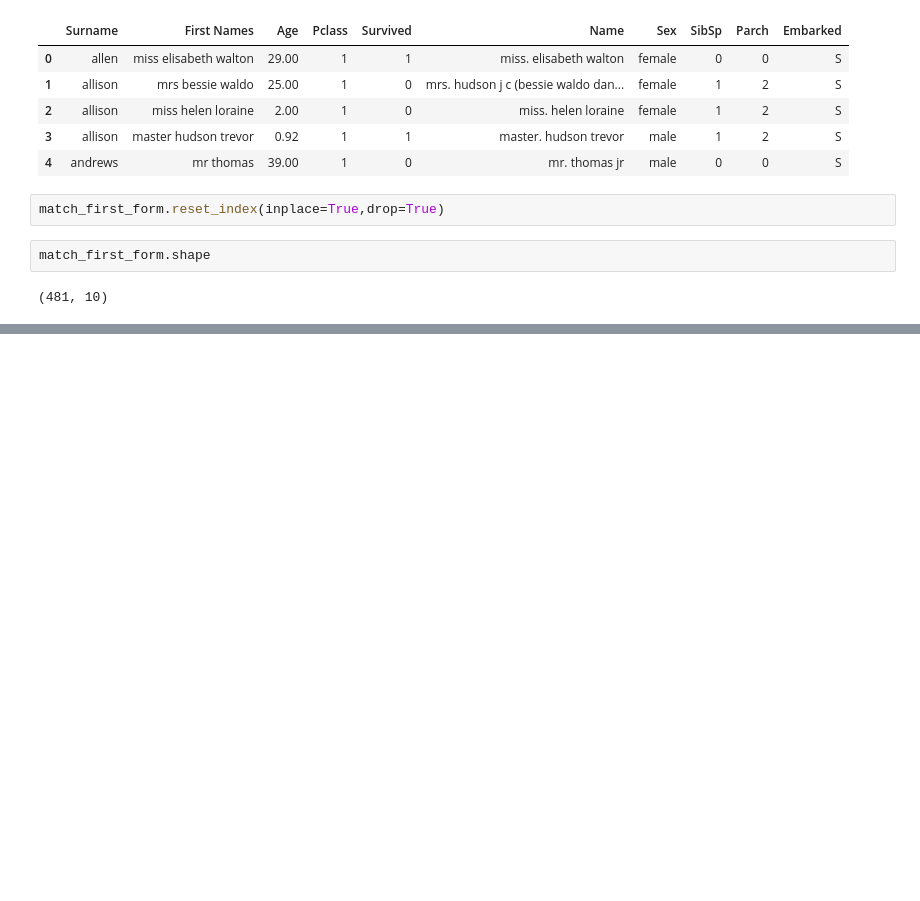
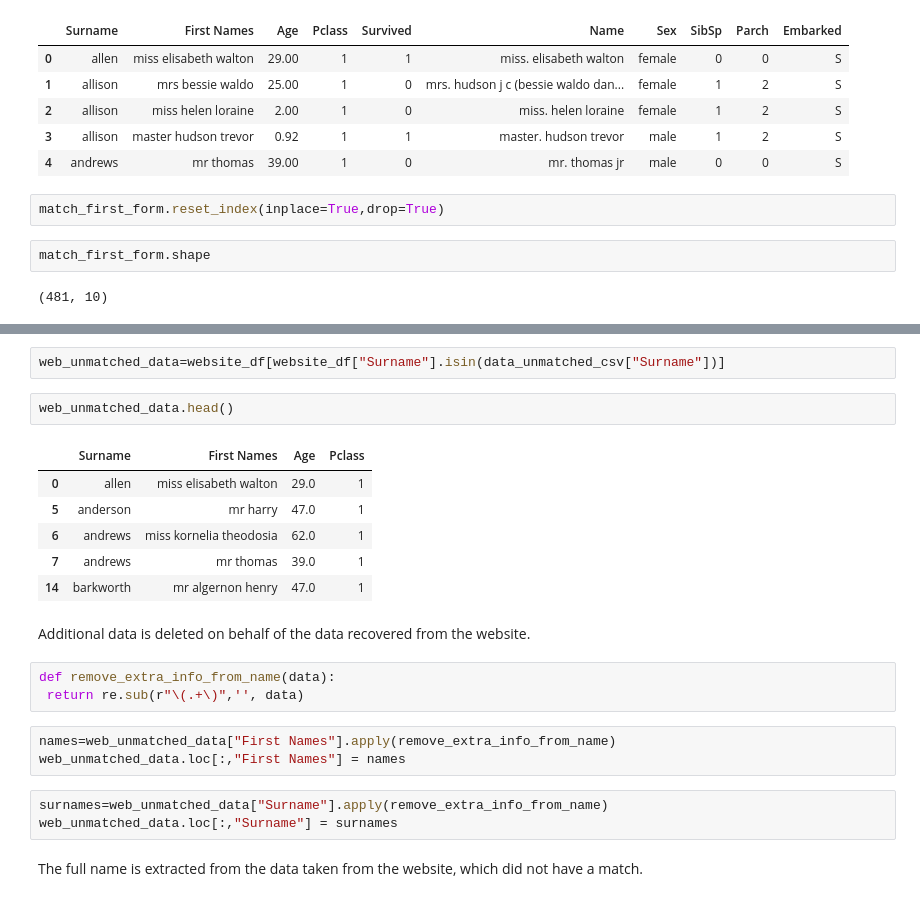
Before and after one commit to 987sebasBeller/Titanic-Survival-Prediction, a Jupyter notebook: data_extraction/data_extraction.ipynb, the cells around one changed output, grey strips where cells are left out. Cells and saved outputs as stored; diff of their text form; blank space fills up the shorter version.

```diff
--- a/data_extraction/data_extraction.ipynb
+++ b/data_extraction/data_extraction.ipynb
@@ -332,0 +394,24 @@ match_first_form.shape
+# %%
+web_unmatched_data=website_df[website_df["Surname"].isin(data_unmatched_csv["Surname"])]
+# %%
+web_unmatched_data.head()
+# %% [output]
+|  | Surname | First Names | Age | Pclass |
+| 0 | allen | miss elisabeth walton | 29.0 | 1 |
+| 5 | anderson | mr harry | 47.0 | 1 |
+| 6 | andrews | miss kornelia theodosia | 62.0 | 1 |
+| 7 | andrews | mr thomas | 39.0 | 1 |
+| 14 | barkworth | mr algernon henry | 47.0 | 1 |
+# %% [markdown]
+Additional data is deleted on behalf of the data recovered from the website.
+# %%
+def remove_extra_info_from_name(data):
+ return re.sub(r"\(.+\)",'', data)
+# %%
+names=web_unmatched_data["First Names"].apply(remove_extra_info_from_name)
+web_unmatched_data.loc[:,"First Names"] = names
+# %%
+surnames=web_unmatched_data["Surname"].apply(remove_extra_info_from_name)
+web_unmatched_data.loc[:,"Surname"] = surnames
+# %% [markdown]
+The full name is extracted from the data taken from the website, which did not have a match.
```
Also changed, not shown: parts of 14 cells of this notebook.
